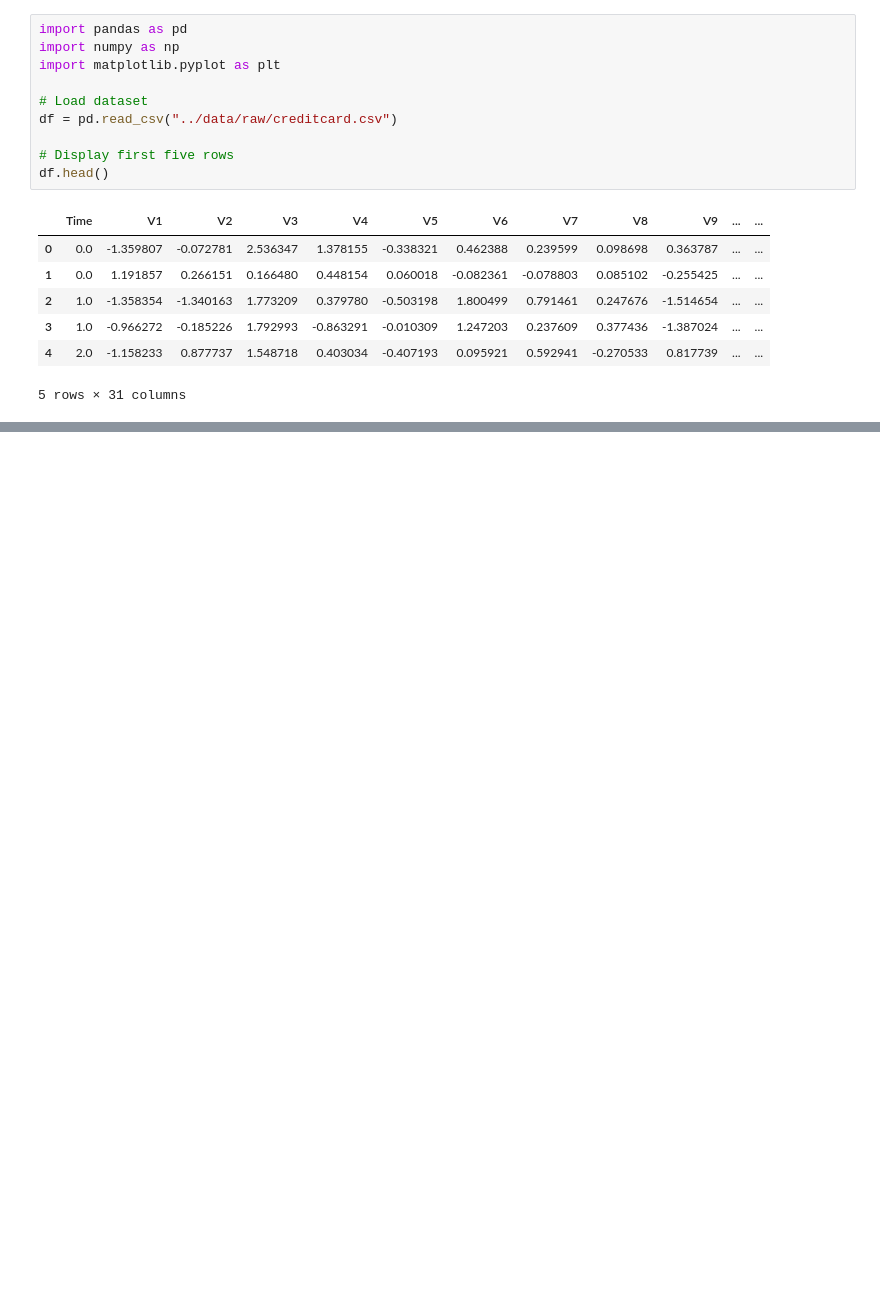
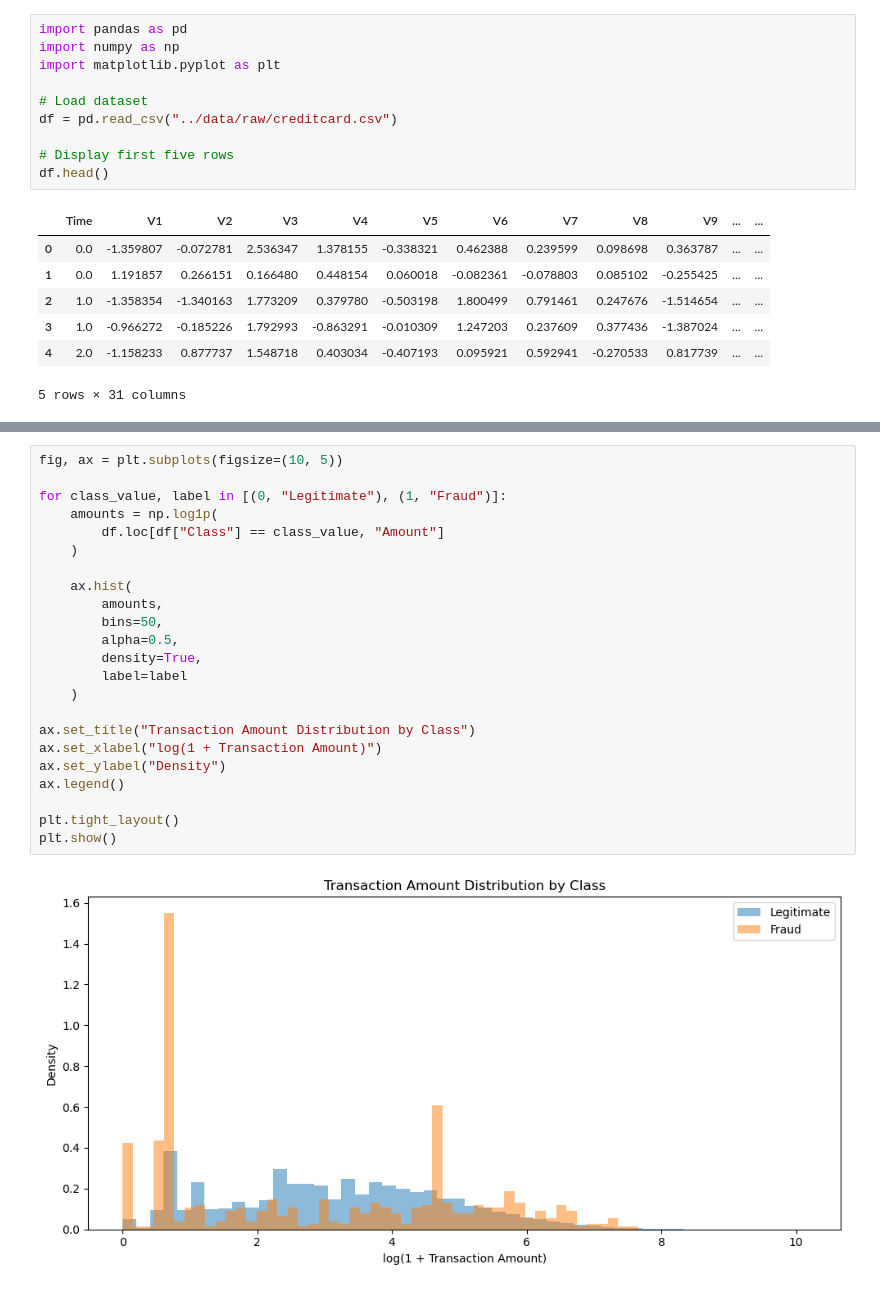
Before and after one commit to angemarie0112/fraud-detection-platform, a Jupyter notebook: notebooks/01_exploratory_data_analysis.ipynb, the cells around one changed output, grey strips where cells are left out. Saved outputs shown, nothing was run; the diff lists cells and outputs as text; blank space fills up the shorter version.

```diff
--- a/notebooks/01_exploratory_data_analysis.ipynb
+++ b/notebooks/01_exploratory_data_analysis.ipynb
@@ -53,0 +136,25 @@ Fraud percentage: 0.1727%
+# %%
+fig, ax = plt.subplots(figsize=(10, 5))
+
+for class_value, label in [(0, "Legitimate"), (1, "Fraud")]:
+    amounts = np.log1p(
+        df.loc[df["Class"] == class_value, "Amount"]
+    )
+
+    ax.hist(
+        amounts,
+        bins=50,
+        alpha=0.5,
+        density=True,
+        label=label
+    )
+
+ax.set_title("Transaction Amount Distribution by Class")
+ax.set_xlabel("log(1 + Transaction Amount)")
+ax.set_ylabel("Density")
+ax.legend()
+
+plt.tight_layout()
+plt.show()
+# %% [output]
+[figure, added]
```
Also changed, not shown: parts of 14 cells of this notebook.
